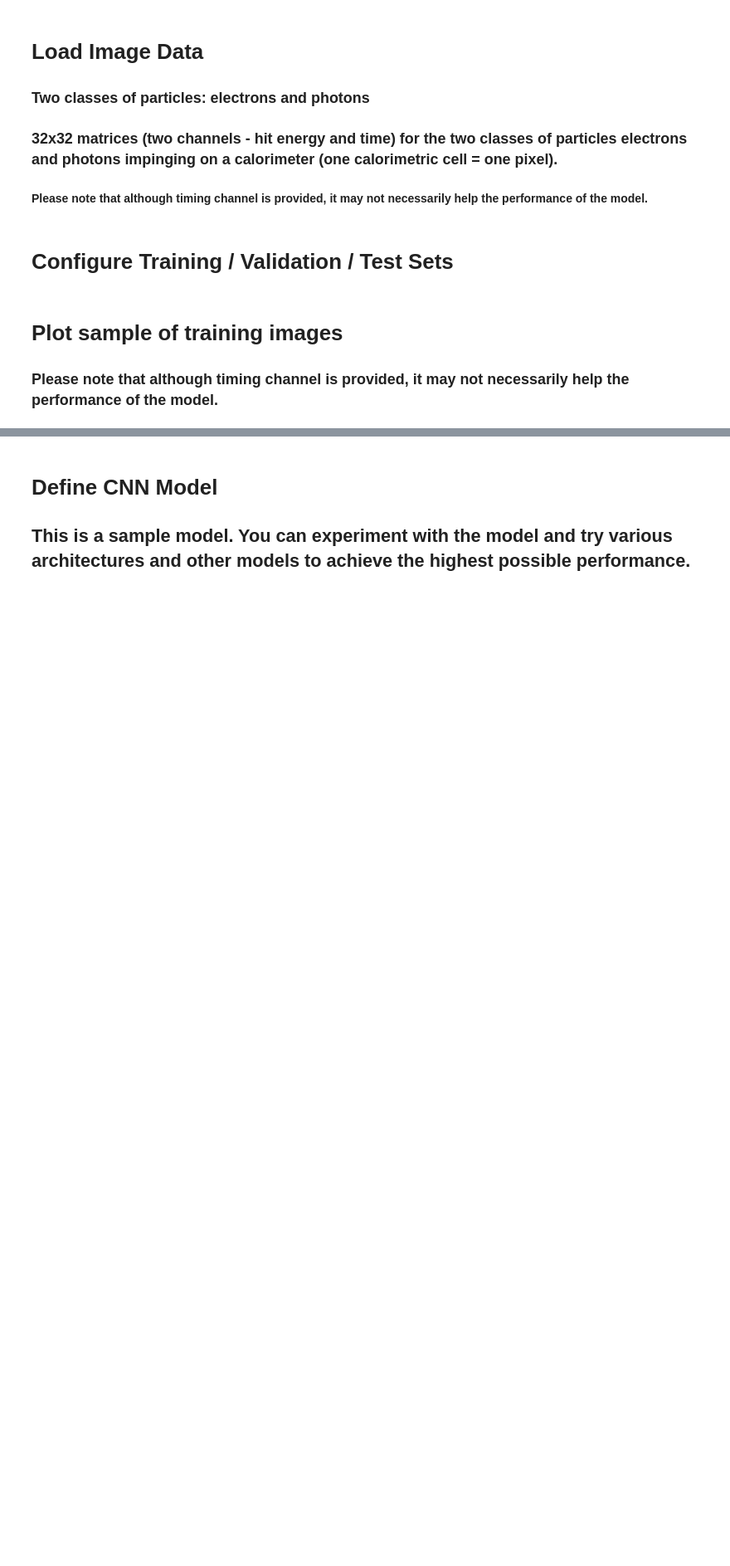
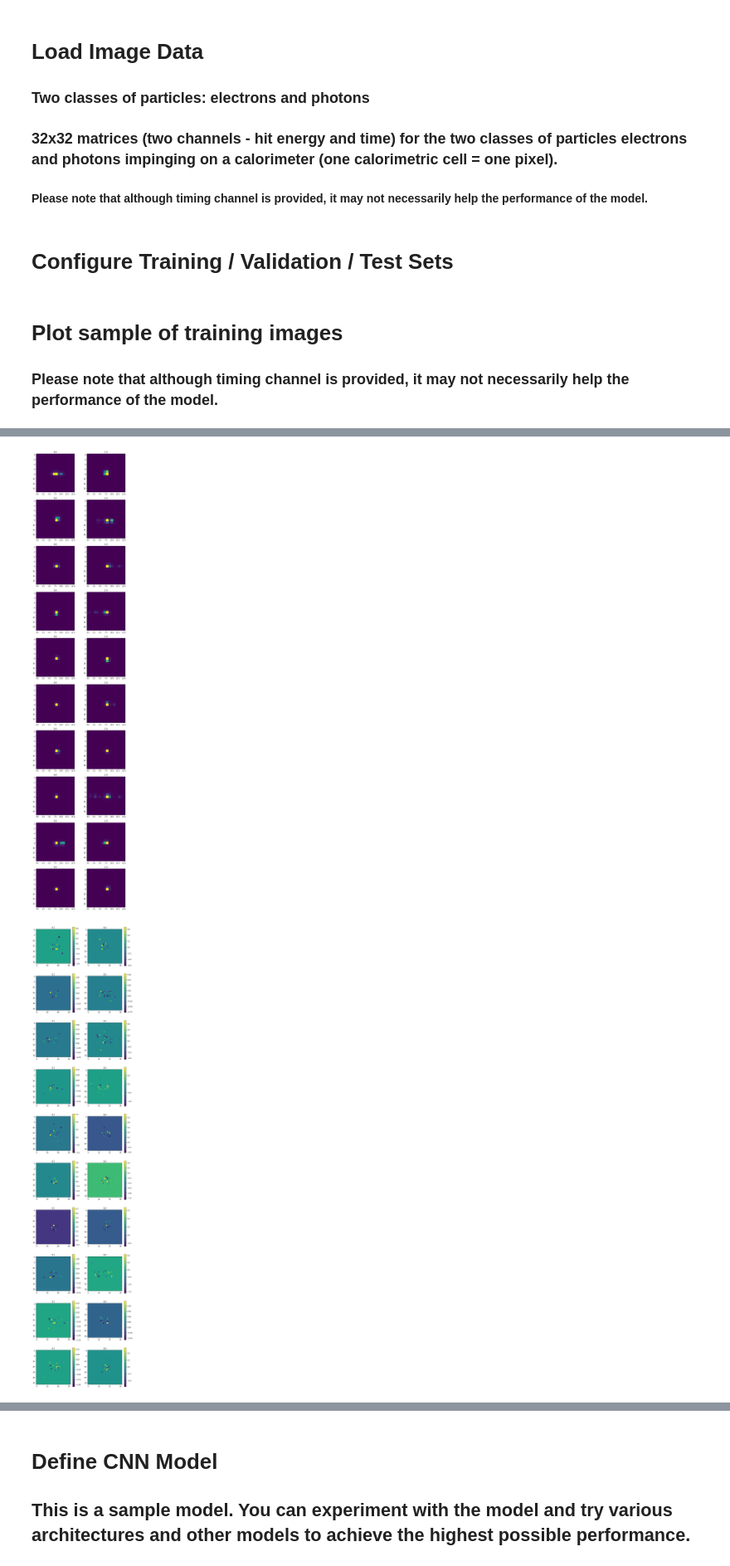
Before and after one commit to bear-is-asleep/PID-Classifier, a Jupyter notebook: ParticleImages.ipynb, the cells around one changed output, grey strips where cells are left out. Shown at 83% size. Cells and saved outputs as stored; diff of their text form; code cells hidden in the pictures; blank space fills up the shorter version.

```diff
--- a/ParticleImages.ipynb
+++ b/ParticleImages.ipynb
@@ -147,3 +249,43 @@ def keep_t_only(x):
+# %%
+fig, ax = plt.subplots(10, 2,figsize=(10,50))
+
+for i in range(10):
+  ax.flat[0+2*i].imshow(X_train[i,8:24,8:24,0])
+  fig.colorbar(im,ax=ax.flat[1+2*i])
+  ax.flat[0+2*i].set_title(y_train[i])
+
+  ax.flat[1+2*i].imshow(X_train[-1-i,8:24,8:24,0])
+  fig.colorbar(im,ax=ax.flat[0+2*i])
+  ax.flat[1+2*i].set_title(y_train[-1-i])
+
+fig, ax = plt.subplots(10, 2,figsize=(10,50))
+
+for i in range(10):
+  im = ax.flat[0+2*i].imshow(X_train[i,:,:,1])
+  fig.colorbar(im,ax=ax.flat[0+2*i])
+  ax.flat[0+2*i].set_title(y_train[i])
+
+
+  im = ax.flat[1+2*i].imshow(X_train[-1-i,:,:,1])
+  fig.colorbar(im,ax=ax.flat[1+2*i])
+  ax.flat[1+2*i].set_title(y_train[-1-i])
+
+
+# ax.flat[0].imshow(X_train[0,:,:,0])
+# ax.flat[0].set_title(y_train[0])
+
+# ax.flat[1].imshow(X_train[-1,:,:,0])
+# ax.flat[1].set_title(y_train[-1])
+
+
+# ax.flat[2].imshow(X_train[1,:,:,0])
+# ax.flat[2].set_title(y_train[1])
+
+# ax.flat[3].imshow(X_train[-2,:,:,0])
+# ax.flat[3].set_title(y_train[-2])
+# %% [output]
+[figure, added]
+[figure, added]
 # %%
 fig, ax = plt.subplots(2, 4,figsize=(16,16))
 fig.suptitle("Channel 0: Energy")  # Energy
```
Also changed, not shown: parts of 10 cells of this notebook.
